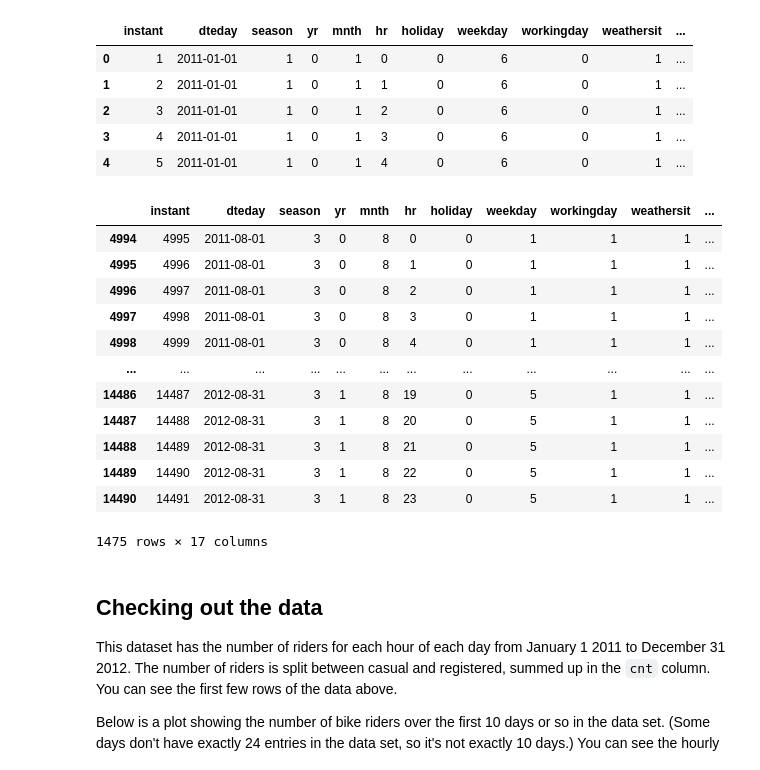
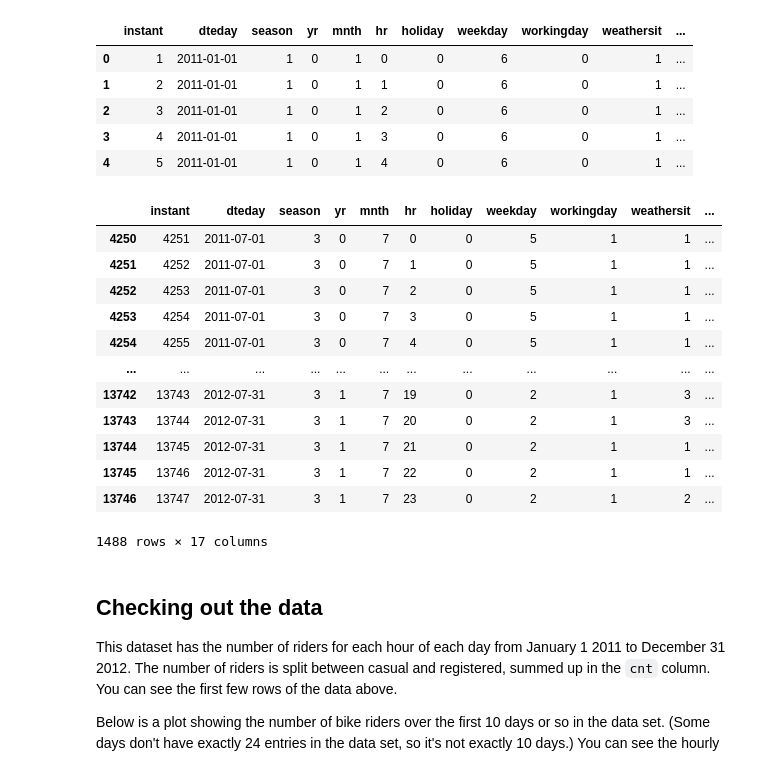
Before and after one commit to dhaneswaramandrasa/bike-sharing, a Jupyter notebook: Predicting_bike_sharing_data.ipynb, the cells around one changed output. Drawn from its saved outputs; the diff is of its cells as text; code cells hidden in the pictures.

```diff
--- a/Predicting_bike_sharing_data.ipynb
+++ b/Predicting_bike_sharing_data.ipynb
@@ -29,21 +29,21 @@ rides.head()
 | 3 | 4 | 2011-01-01 | 1 | 0 | 1 | 3 | 0 | 6 | 0 | 1 | ... |
 | 4 | 5 | 2011-01-01 | 1 | 0 | 1 | 4 | 0 | 6 | 0 | 1 | ... |
 # %%
-rides[rides['mnth'] == 8]
+rides[rides['mnth'] == 7]
 # %% [output]
 |  | instant | dteday | season | yr | mnth | hr | holiday | weekday | workingday | weathersit | ... |
-| 4994 | 4995 | 2011-08-01 | 3 | 0 | 8 | 0 | 0 | 1 | 1 | 1 | ... |
-| 4995 | 4996 | 2011-08-01 | 3 | 0 | 8 | 1 | 0 | 1 | 1 | 1 | ... |
-| 4996 | 4997 | 2011-08-01 | 3 | 0 | 8 | 2 | 0 | 1 | 1 | 1 | ... |
-| 4997 | 4998 | 2011-08-01 | 3 | 0 | 8 | 3 | 0 | 1 | 1 | 1 | ... |
-| 4998 | 4999 | 2011-08-01 | 3 | 0 | 8 | 4 | 0 | 1 | 1 | 1 | ... |
+| 4250 | 4251 | 2011-07-01 | 3 | 0 | 7 | 0 | 0 | 5 | 1 | 1 | ... |
+| 4251 | 4252 | 2011-07-01 | 3 | 0 | 7 | 1 | 0 | 5 | 1 | 1 | ... |
+| 4252 | 4253 | 2011-07-01 | 3 | 0 | 7 | 2 | 0 | 5 | 1 | 1 | ... |
+| 4253 | 4254 | 2011-07-01 | 3 | 0 | 7 | 3 | 0 | 5 | 1 | 1 | ... |
+| 4254 | 4255 | 2011-07-01 | 3 | 0 | 7 | 4 | 0 | 5 | 1 | 1 | ... |
 | ... | ... | ... | ... | ... | ... | ... | ... | ... | ... | ... | ... |
-| 14486 | 14487 | 2012-08-31 | 3 | 1 | 8 | 19 | 0 | 5 | 1 | 1 | ... |
-| 14487 | 14488 | 2012-08-31 | 3 | 1 | 8 | 20 | 0 | 5 | 1 | 1 | ... |
-| 14488 | 14489 | 2012-08-31 | 3 | 1 | 8 | 21 | 0 | 5 | 1 | 1 | ... |
-| 14489 | 14490 | 2012-08-31 | 3 | 1 | 8 | 22 | 0 | 5 | 1 | 1 | ... |
-| 14490 | 14491 | 2012-08-31 | 3 | 1 | 8 | 23 | 0 | 5 | 1 | 1 | ... |
+| 13742 | 13743 | 2012-07-31 | 3 | 1 | 7 | 19 | 0 | 2 | 1 | 3 | ... |
+| 13743 | 13744 | 2012-07-31 | 3 | 1 | 7 | 20 | 0 | 2 | 1 | 3 | ... |
+| 13744 | 13745 | 2012-07-31 | 3 | 1 | 7 | 21 | 0 | 2 | 1 | 1 | ... |
+| 13745 | 13746 | 2012-07-31 | 3 | 1 | 7 | 22 | 0 | 2 | 1 | 1 | ... |
+| 13746 | 13747 | 2012-07-31 | 3 | 1 | 7 | 23 | 0 | 2 | 1 | 2 | ... |
-1475 rows × 17 columns
+1488 rows × 17 columns
 # %% [markdown]
 ## Checking out the data
 
```
Also changed, not shown: 1 other file.
